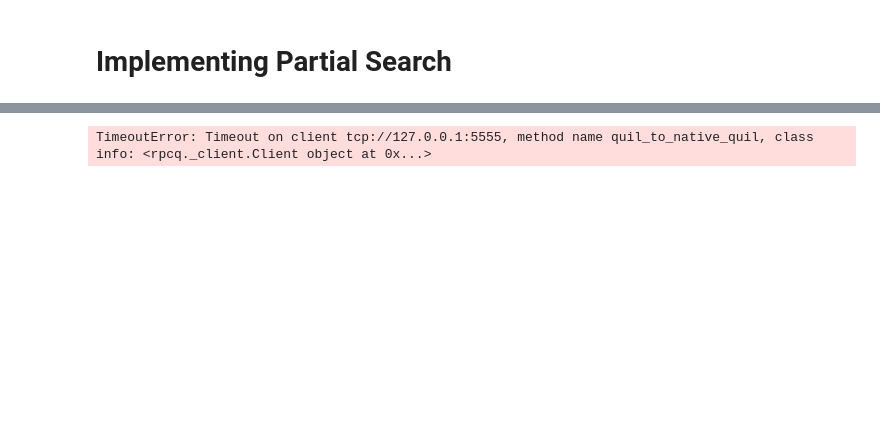
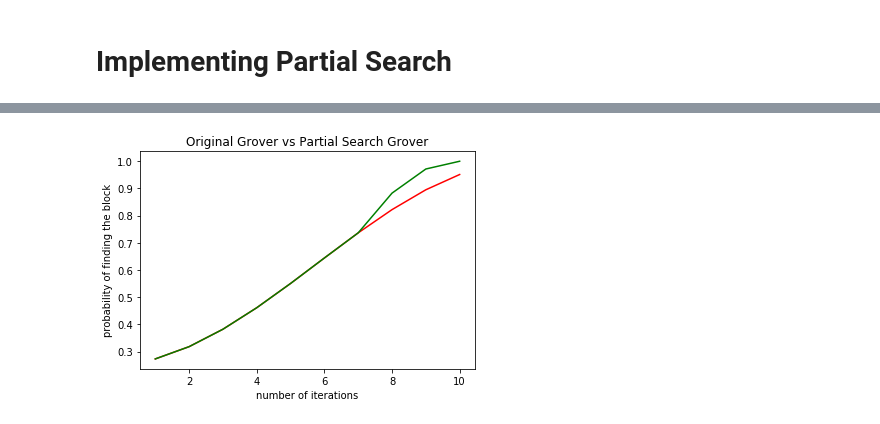
Before and after one commit to ashwinrastogi1/Grover-s-Algorithm, a Jupyter notebook: GroverSandbox.ipynb, the cells around one changed output, grey strips where cells are left out. Cells and saved outputs as stored; diff of their text form; code cells hidden in the pictures; blank space fills up the shorter version.

```diff
--- a/GroverSandbox.ipynb
+++ b/GroverSandbox.ipynb
@@ -319,6 +320,8 @@ class block_Grover(object):
         #self.numIter = numIter
         self.giter = g
         self.wfn = None
+        #self._init_attr()
+
     @staticmethod
     def block_diffusion_program(qubits: List[int], num_target_qubits) -> Program:
         block_diffusion_program = Program()
@@ -371,7 +374,8 @@ class block_Grover(object):
                      + algorithm.dagger().instructions
                      + bdiffusion.instructions
                      + algorithm.instructions)
-        program += (uniform_superimposer
+        if (blockIter>0):
+            program += (uniform_superimposer
                 + diffusion_program(qubits).instructions
                 + uniform_superimposer)
         for gate in defined_gates:
@@ -471,7 +475,7 @@ class block_Grover(object):
 
         return amp_prog, wfn
 # %%
-target_bitstring = '00010'
+target_bitstring = '00010000'
 bit = ("0", "1")
 bitstring_map = {}
 target_bitstring_phase = -1
@@ -500,9 +504,9 @@ qc2 = get_qc(f"{number_of_qubits}q-qvm")
 iterations = []
 PFind = []
 answer = 8
-blockSize = 3
+blockSize = 6
 otherTargetAnswer = 24
-block_rotations = 3
+block_rotations = 4
 global_rotations = 6
 #00000-->0
 #00001-->16
@@ -512,31 +516,57 @@ global_rotations = 6
 #00101-->20
 #00110-->12
 #00111-->28
+iterationsOriginal = []
+PFindOriginal = []
+prOxPS = 0
+PFOxPs = []
+prOrig = 0
+answer = 8 #pyquil uses 01000 instead
+for i in range(1,(block_rotations+global_rotations)+1):
+    grover = Grover(i)
+    grover._init_attr(bitstring_map)
+    #print(found_bitstring)
+    result = grover.wfn
+    iterationsOriginal.append(i)
+    prOrig = np.absolute(result[answer])**2+((np.absolute(result[otherTargetAnswer])**2)*(2**blockSize - 1))
+    prOxPS = np.absolute(result[answer])**2
+    PFOxPs.append(prOxPS)
+    #print(prOrig,i)
+    PFindOriginal.append(prOrig)
+
 pr = 0
-for i in range(0,global_rotations):
+for i in range(1,global_rotations+1):
     grover = block_Grover(0,i)
-    found_bitstring = grover.find_bitstring(qc2, bitstring_map)
-    print(found_bitstring, i)
+    #found_bitstring = grover.find_bitstring(qc2, bitstring_map)
+    grover._init_attr(bitstring_map)
+    #print(found_bitstring, i)
     result = grover.wfn
-    print(result)
-    print("----------------")
+    #print(result)
+    #print("----------------")
     iterations.append(i)
     pr = (np.absolute(result[answer])**2)+((np.absolute(result[otherTargetAnswer])**2)*(2**blockSize - 1))
-    print(pr)
+    #print(pr)
     PFind.append(pr)
-for j in range(0,block_rotations):
+for j in range(1,block_rotations+1):
     grover = block_Grover(j,global_rotations)
-    found_bitstring = grover.find_bitstring(qc2, bitstring_map)
-    print(found_bitstring, j+i+1)
+    #found_bitstring = grover.find_bitstring(qc2, bitstring_map)
+    grover._init_attr(bitstring_map)
+    #print(found_bitstring, j+i+1)
     result = grover.wfn
-    print(result)
-    print("----------------")
-    iterations.append(j+i+1)
+    #print(result)
+    #print("----------------")
+    iterations.append(j+i)
     pr = (np.absolute(result[answer])**2)+((np.absolute(result[otherTargetAnswer])**2)*(2**blockSize - 1))
+    #print(pr)
     PFind.append(pr)
-print(PFind)
-plt.plot(iterations,PFind,'o')
+#print("Original grover: ",PFOxPs)
+print("Original grover with blocks: ", PFindOriginal)
+print("Partial grover: ",PFind)
+plt.title("Original Grover vs Partial Search Grover")
+plt.plot(iterationsOriginal,PFindOriginal,'r-')
+plt.plot(iterations,PFind,'g-')
+#plt.plot(iterationsOriginal, PFOxPs,'b-')
 plt.xlabel('number of iterations')
-plt.ylabel('probability of finding the answer')
+plt.ylabel('probability of finding the block')
 plt.show()
 # %% [output]
@@ -563,3 +575,3 @@ plt.show()
-TimeoutError: Timeout on client tcp://127.0.0.1:5555, method name quil_to_native_quil, class info: <rpcq._client.Client object at 0x...>
+[figure, added]
 # %%
 #
```
Also changed, not shown: parts of 4 cells of this notebook.
